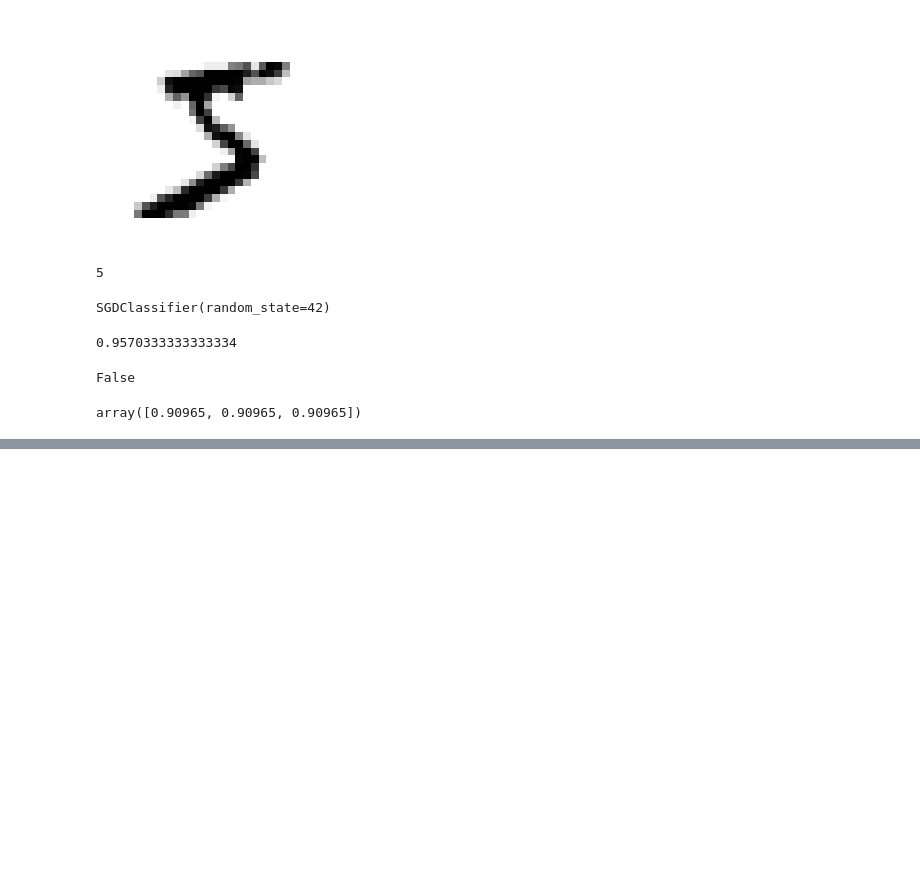
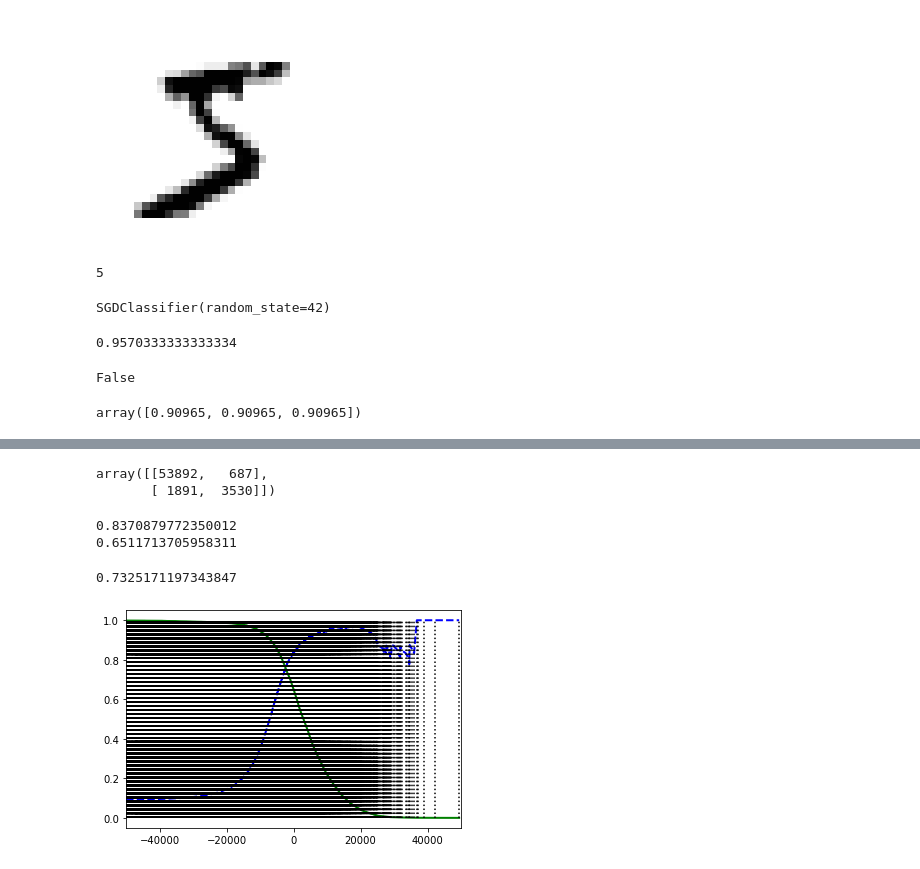
Before and after one commit to Anikeetgarg/ML-Learning-Reporsitory, a Jupyter notebook: ML-Work/HandsOnML/chapt3/Untitled.ipynb, the cells around one changed output, grey strips where cells are left out. Drawn from its saved outputs; the diff is of its cells as text; code cells hidden in the pictures; blank space fills up the shorter version.

Commit message:
Looked at precision, recall, f1 score

```diff
--- a/ML-Work/HandsOnML/chapt3/Untitled.ipynb
+++ b/ML-Work/HandsOnML/chapt3/Untitled.ipynb
@@ -60,0 +65,41 @@ y_train_pred = cross_val_score(sgd_clf, X_train, y_train_5, cv = 3)
+# %%
+from sklearn.metrics import confusion_matrix
+import seaborn as sns
+
+conf_mtr = confusion_matrix(y_train_5, y_train_pred)
+
+# sns.heatmap(conf_mtr, annot=True)
+conf_mtr
+# %% [output]
+array([[53892,   687],
+       [ 1891,  3530]])
+# %%
+from sklearn.metrics import precision_score, recall_score
+
+print(precision_score(y_train_5, y_train_pred))
+
+print(recall_score(y_train_5, y_train_pred))
+# %% [output]
+0.8370879772350012
+0.6511713705958311
+# %%
+from sklearn.metrics import f1_score
+f1_score(y_train_5, y_train_pred)
+# %% [output]
+0.7325171197343847
+# %%
+### We will manually decide the classificaiton method
+y_scores = cross_val_predict(sgd_clf, X_train, y_train_5, method = 'decision_function', cv = 3)
+# %%
+from sklearn.metrics import precision_recall_curve
+
+precisions, recalls, thresholds = precision_recall_curve(y_train_5, y_scores)
+# %%
+plt.plot(thresholds, precisions[:-1], "b--", label="Precision", linewidth=2)
+plt.plot(thresholds, recalls[:-1], "g-", label="Recall", linewidth=2)
+plt.vlines(threshold, 0, 1.0, "k", "dotted", label="threshold")
+plt.xlim(-50000, 50000)
+plt.grid(False)
+plt.show()
+# %% [output]
+[figure, added]
```
Also changed, not shown: parts of 4 cells of this notebook.
